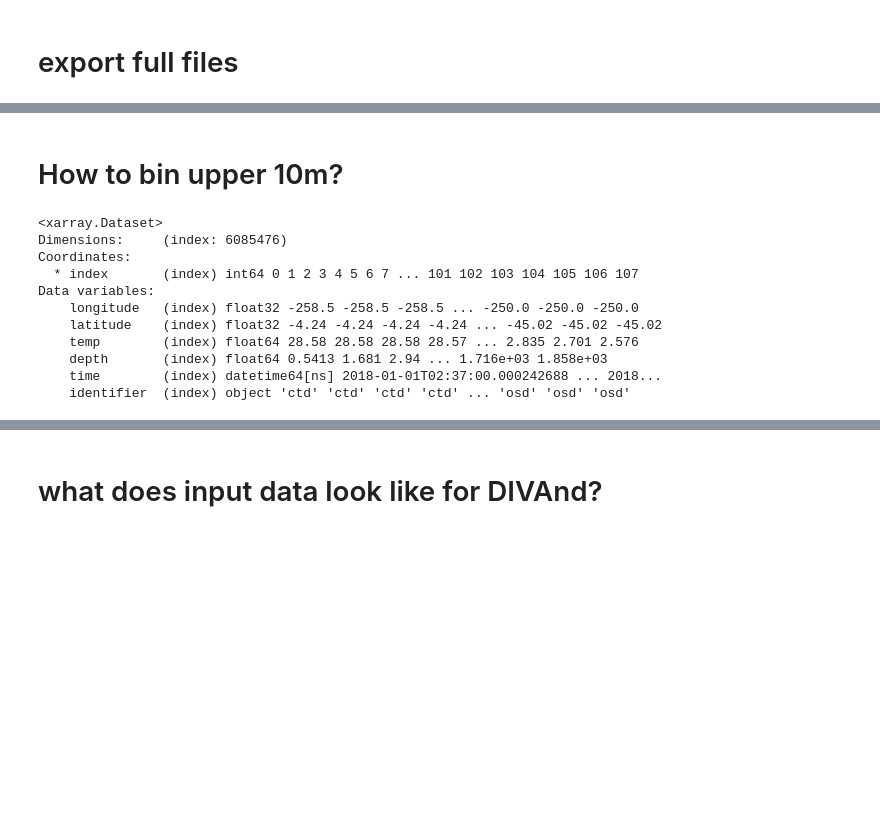
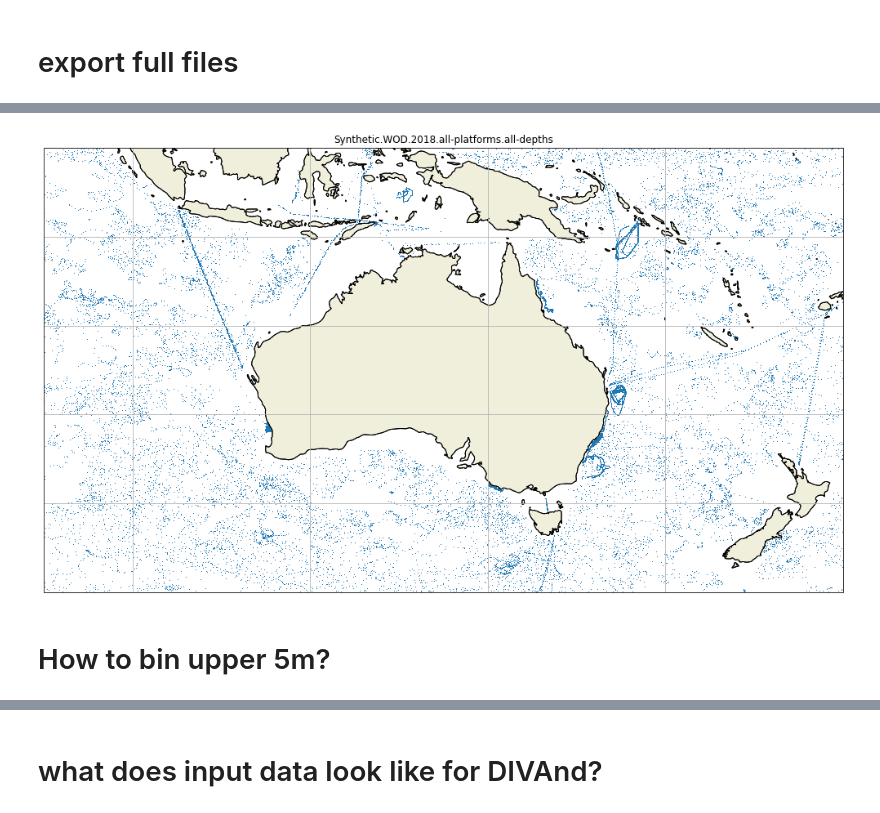
Before and after one commit to CARSv2/cars-v2, a Jupyter notebook: notebooks/Synthetic_WOD-explore-prep-TSM.ipynb, the cells around one changed output, grey strips where cells are left out. Drawn from its saved outputs; the diff is of its cells as text; code cells hidden in the pictures; blank space fills up the shorter version.

```diff
--- a/notebooks/Synthetic_WOD-explore-prep-TSM.ipynb
+++ b/notebooks/Synthetic_WOD-explore-prep-TSM.ipynb
@@ -310,0 +182,2 @@ DF.to_csv('/g/data/xv83/users/tm4888/PROJECTS/CARSv2/synthetic_wod_2018_all.txt'
+# %%
+DF = pd.read_csv('/g/data/xv83/users/tm4888/PROJECTS/CARSv2/synthetic_wod_2018_all.txt',sep ='\t',index_col=0)
@@ -311,3 +200,33 @@ DF.to_csv('/g/data/xv83/users/tm4888/PROJECTS/CARSv2/synthetic_wod_2018_all.txt'
+# %%
+import cartopy.crs as ccrs
+import cartopy.feature as cfeature
+
+def DF_plot(DF=DF,title='Title',save_flag=False,fname_path = '/g/data/xv83/users/tm4888/plots/',plot_format = 'png'):
+    lat, lon = DF['latitude'], DF['longitude']
+    lon = (lon + 360)%360
+    temp = DF['temp']
+    fig = plt.figure(figsize=(30,10))
+    ax = plt.axes(projection=ccrs.PlateCarree())
+    ax.add_feature(cfeature.LAND)
+    #ax.add_feature(cfeature.OCEAN)
+    ax.add_feature(cfeature.COASTLINE)
+    ax.coastlines()
+    ax.set_extent([90, 180, -50, 0], crs=ccrs.PlateCarree())
+    ax.gridlines()
+    #ax.stock_img()
+    #plt.scatter(lon, lat, transform=ccrs.PlateCarree(),\
+    #           label=None, c=temp, cmap='Reds', linewidth=0, alpha=0.5)
+    plt.scatter(lon, lat, transform=ccrs.PlateCarree(),linewidth=0,s=1)
+    plt.xlabel('longitude')
+    plt.ylabel('latitude')
+    plt.title(title)
+    if save_flag == True:
+        fname = fname_path + title +'.'+plot_format
+        plt.savefig(fname,dpi=600,format=plot_format)
+# %%
+DF_plot(title='Synthetic.WOD.2018.all-platforms.all-depths',save_flag=True)
+# %% [output]
+[figure, added]
 # %% [markdown]
-# How to bin upper 10m?
+# How to bin upper 5m?
 # %%
@@ -315,14 +234,2 @@ import xhistogram as xhist
 # %%
-DS
+DF_surface = DF[near_surface]
-# %% [output]
-<xarray.Dataset>
-Dimensions:     (index: 6085476)
-Coordinates:
-  * index       (index) int64 0 1 2 3 4 5 6 7 ... 101 102 103 104 105 106 107
-Data variables:
-    longitude   (index) float32 -258.5 -258.5 -258.5 ... -250.0 -250.0 -250.0
-    latitude    (index) float32 -4.24 -4.24 -4.24 -4.24 ... -45.02 -45.02 -45.02
-    temp        (index) float64 28.58 28.58 28.58 28.57 ... 2.835 2.701 2.576
-    depth       (index) float64 0.5413 1.681 2.94 ... 1.716e+03 1.858e+03
-    time        (index) datetime64[ns] 2018-01-01T02:37:00.000242688 ... 2018...
-    identifier  (index) object 'ctd' 'ctd' 'ctd' 'ctd' ... 'osd' 'osd' 'osd'
```
Also changed, not shown: parts of 53 cells of this notebook, 2 other files.
